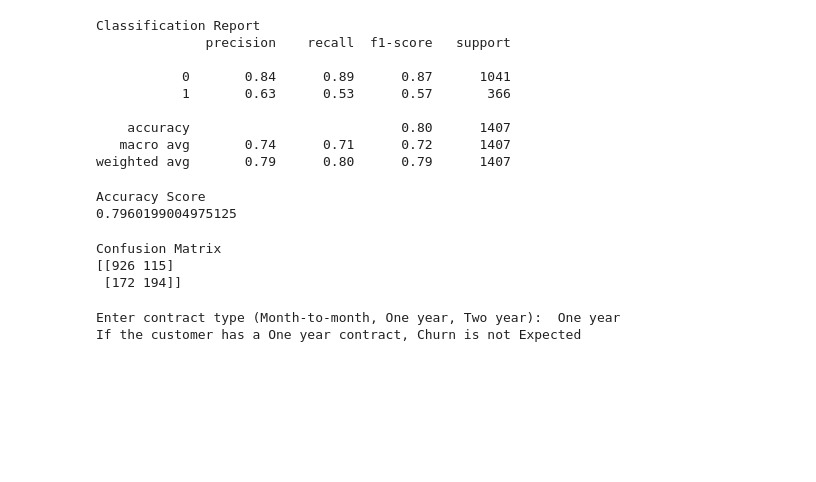
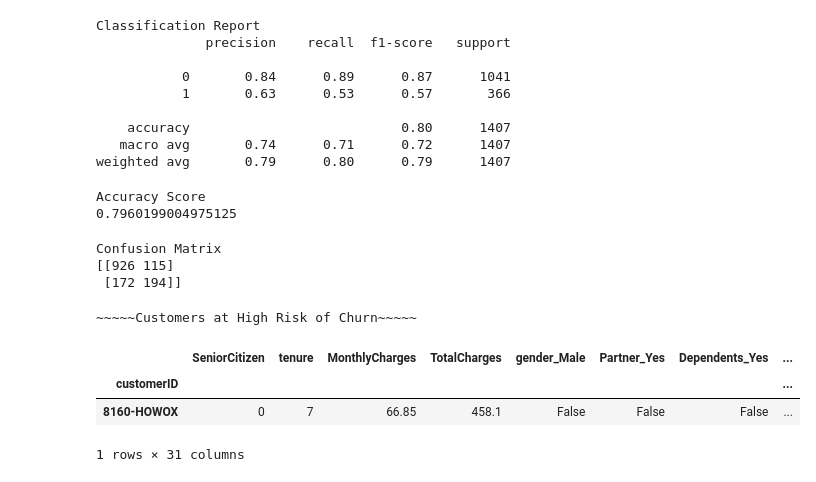
Before and after one commit to TFlanDev/customer-churn-analysis, a Jupyter notebook: notebooks/churn_analysis_model.ipynb, the cells around one changed output. Cells and saved outputs as stored; diff of their text form; code cells hidden in the pictures; blank space fills up the shorter version.

Commit message:
feat: Implement batch prediction

```diff
--- a/notebooks/churn_analysis_model.ipynb
+++ b/notebooks/churn_analysis_model.ipynb
@@ -173,20 +174,26 @@ print(confusion_matrix(y_test, y_pred))
 Confusion Matrix
 [[926 115]
  [172 194]]
-# %%
-
-def contract_response(prediction):
-    return "is" if prediction else "is not"
-
-contract_type = input("Enter contract type (Month-to-month, One year, Two year): ")
-query_row = pd.DataFrame({"Contract": [contract_type]})
-query_encoded = pd.get_dummies(query_row)
-#https://pandas.pydata.org/docs/reference/api/pandas.DataFrame.reindex.html
-query_encoded = query_encoded.reindex(columns=X_train.columns, fill_value=0)
-churn_prediction = model.predict(query_encoded)
-prediction_text = contract_response(churn_prediction)
-
-print(f"If the customer has a {contract_type} contract, Churn {prediction_text} Expected")
-# %% [output]
-Enter contract type (Month-to-month, One year, Two year):  One year
-If the customer has a One year contract, Churn is not Expected
+# %%
+
+customers_to_check = X_test.sample(10, random_state=1)
+churn_predictions = model.predict(customers_to_check)
+customers_to_check['ChurnPrediction'] = churn_predictions
+
+# Filter list
+#https://pandas.pydata.org/pandas-docs/stable/user_guide/indexing.html#boolean-indexing
+at_risk_customers = customers_to_check[customers_to_check['ChurnPrediction'] == 1]
+
+
+print("Focus retention efforts on the following customers who present a high risk of churning")
+if at_risk_customers.empty:
+    print("No customers likely to churn at this time")
+else:
+    # The customerID is now visible in the index of the output!
+    display(at_risk_customers)
+# %% [output]
+~~~~~Customers at High Risk of Churn~~~~~
+|  | SeniorCitizen | tenure | MonthlyCharges | TotalCharges | gender_Male | Partner_Yes | Dependents_Yes | ... |
+| customerID |  |  |  |  |  |  |  | ... |
+| 8160-HOWOX | 0 | 7 | 66.85 | 458.1 | False | False | False | ... |
+1 rows × 31 columns
```
Also changed, not shown: parts of 3 cells of this notebook.
